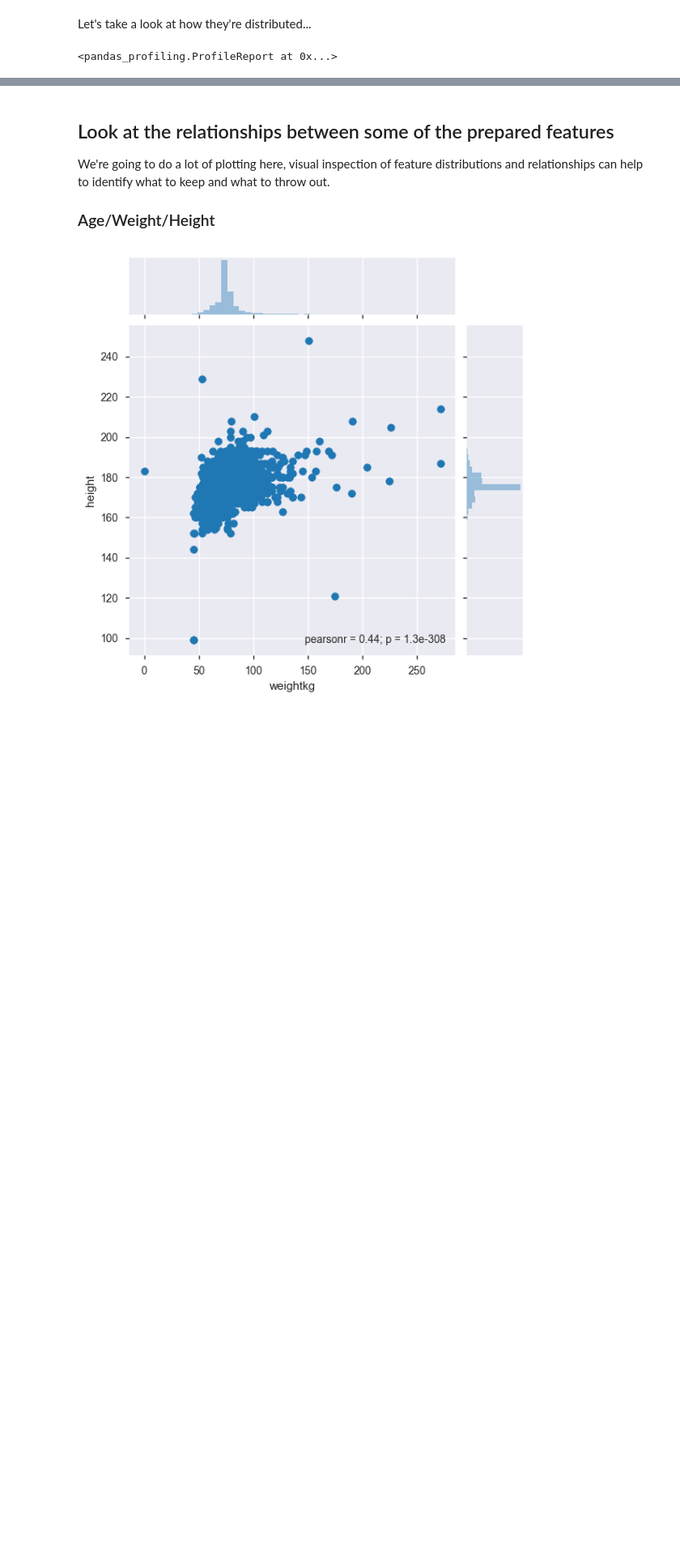
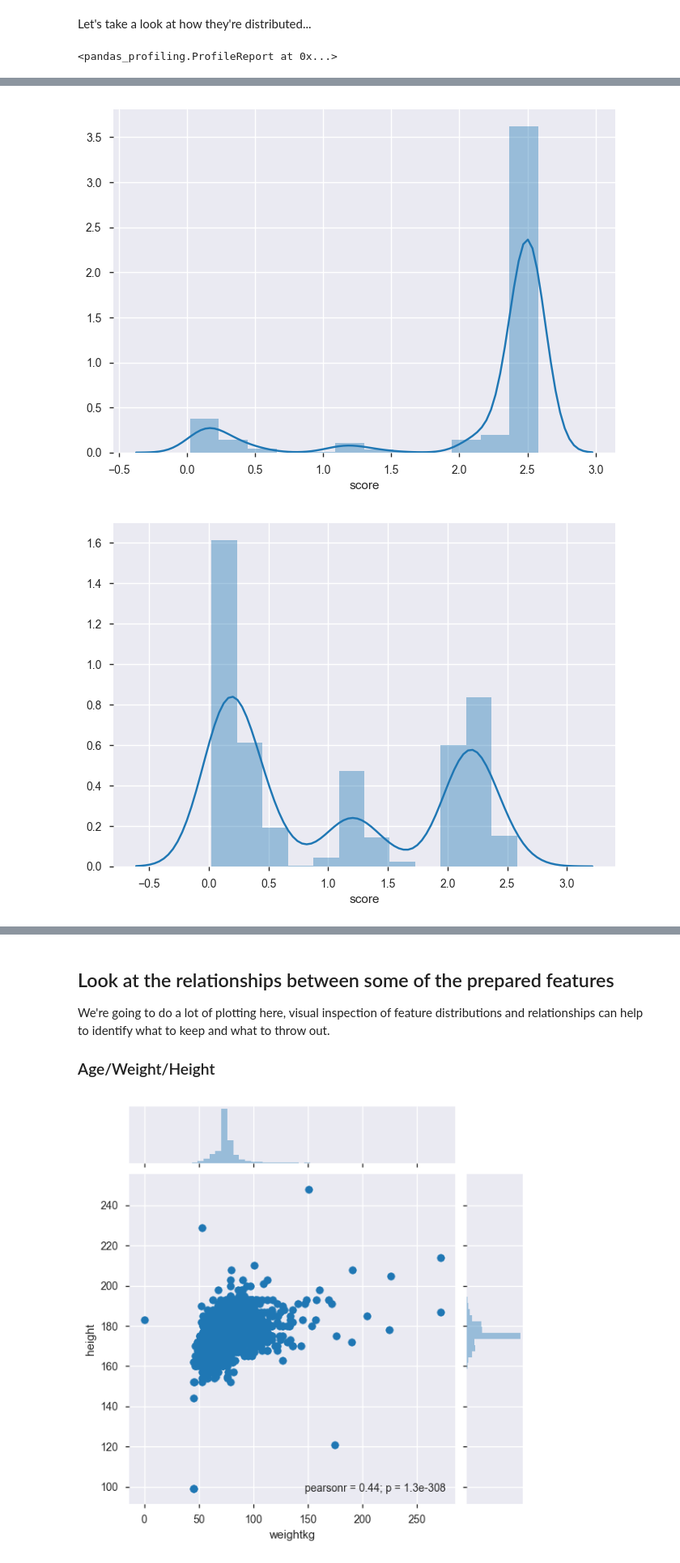
Before and after one commit to davenovelli/strvworkshop, a Jupyter notebook: notebooks/Profile Exploration.ipynb, the cells around one changed output, grey strips where cells are left out. Shown at 81% size. Drawn from its saved outputs; the diff is of its cells as text; code cells hidden in the pictures; blank space fills up the shorter version.

```diff
--- a/notebooks/Profile Exploration.ipynb
+++ b/notebooks/Profile Exploration.ipynb
@@ -306,0 +407,7 @@ Dates and Friends are the most common things users are looking for, and Networki
+# %%
+sns.distplot(profiles.score, bins=12);
+plt.show()
+sns.distplot(profiles[profiles.score != 2.5].score, bins=12);
+# %% [output]
+[figure, added]
+[figure, added]
```
Also changed, not shown: parts of 45 cells of this notebook, 1 other file.
